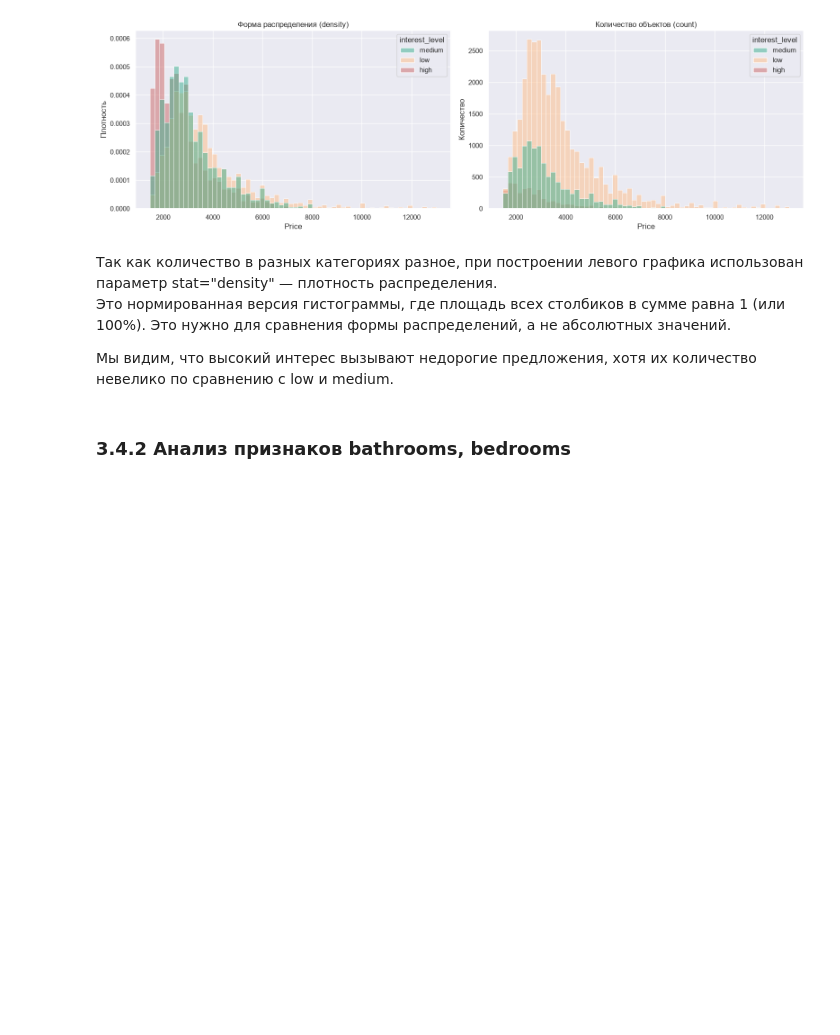
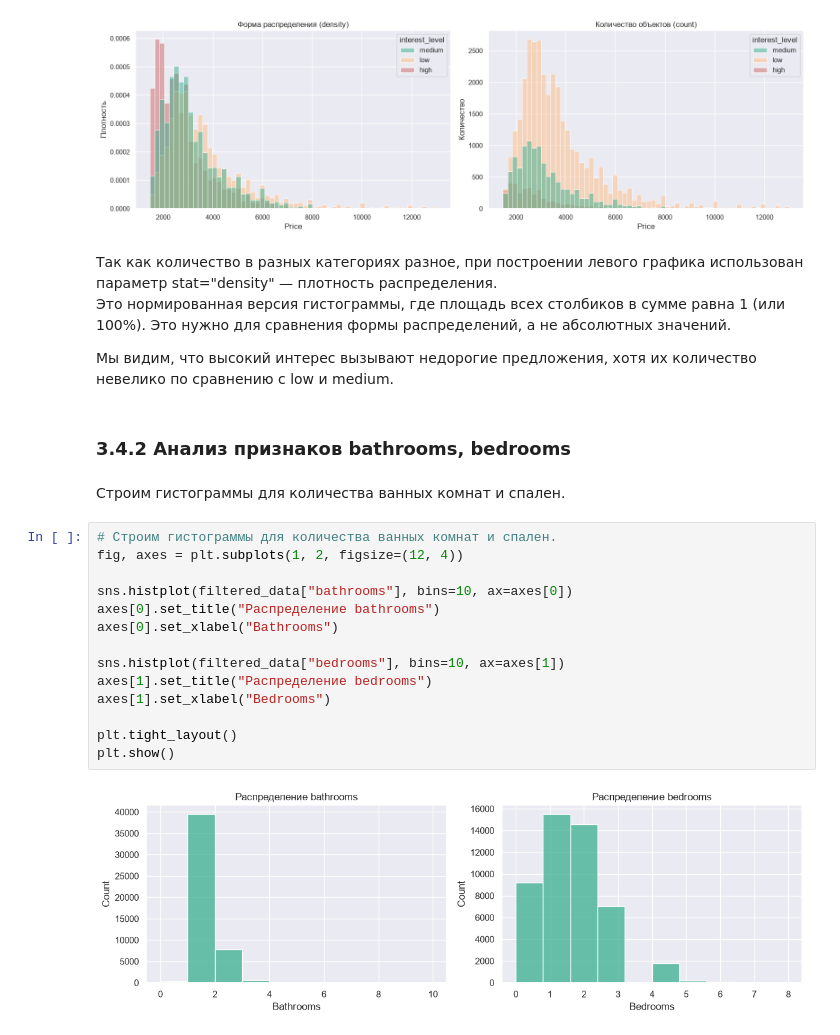
Before and after one commit to giperadmin/intro_in_ml_1, a Jupyter notebook: ML1_Introduction_jacquieb.ipynb, the cells around one changed output. Cells and saved outputs as stored; diff of their text form; blank space fills up the shorter version.

```diff
--- a/ML1_Introduction_jacquieb.ipynb
+++ b/ML1_Introduction_jacquieb.ipynb
@@ -458,3 +460,21 @@ plt.show()
 Мы видим, что высокий интерес вызывают недорогие предложения, хотя их количество невелико по сравнению с low и medium.
 # %% [markdown]
 ### 3.4.2 Анализ признаков bathrooms, bedrooms
+# %% [markdown]
+Строим гистограммы для количества ванных комнат и спален.
+# %%
+# Строим гистограммы для количества ванных комнат и спален.
+fig, axes = plt.subplots(1, 2, figsize=(12, 4))
+
+sns.histplot(filtered_data["bathrooms"], bins=10, ax=axes[0])
+axes[0].set_title("Распределение bathrooms")
+axes[0].set_xlabel("Bathrooms")
+
+sns.histplot(filtered_data["bedrooms"], bins=10, ax=axes[1])
+axes[1].set_title("Распределение bedrooms")
+axes[1].set_xlabel("Bedrooms")
+
+plt.tight_layout()
+plt.show()
+# %% [output]
+[figure, added]
```
Also changed, not shown: parts of 23 cells of this notebook, 1 other file.
